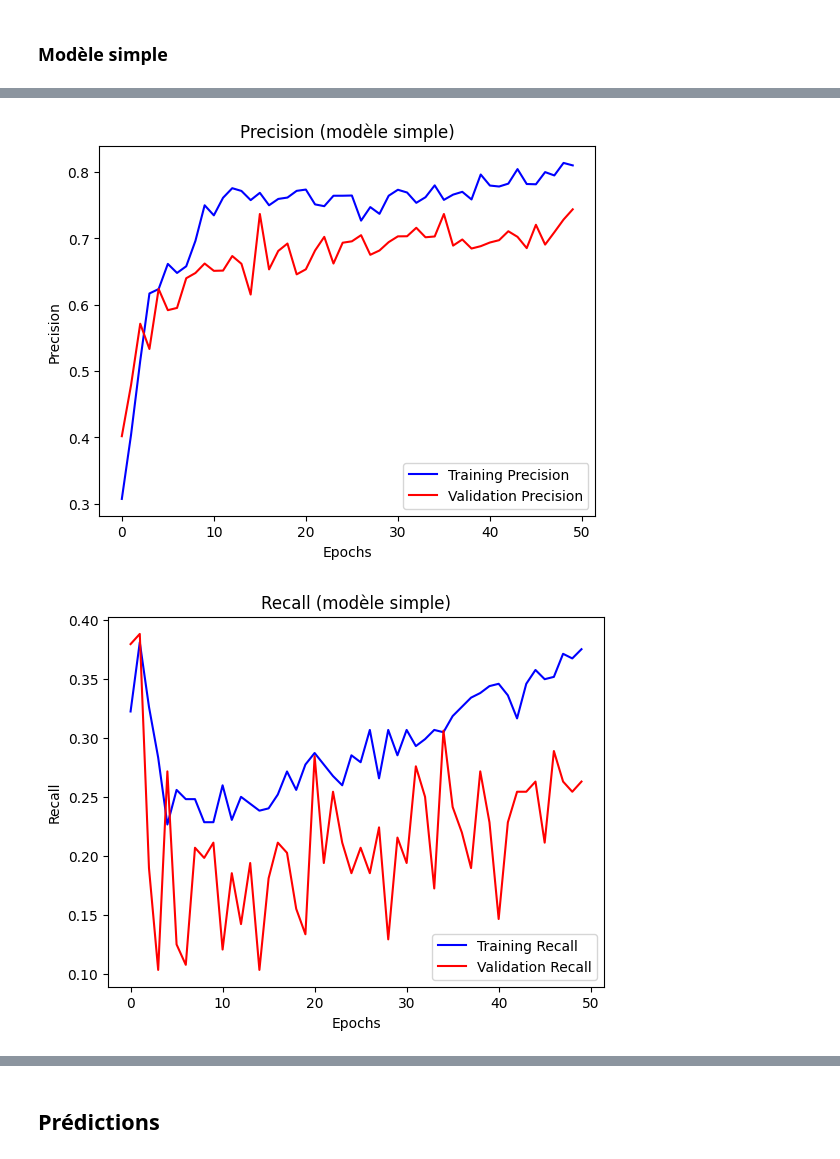
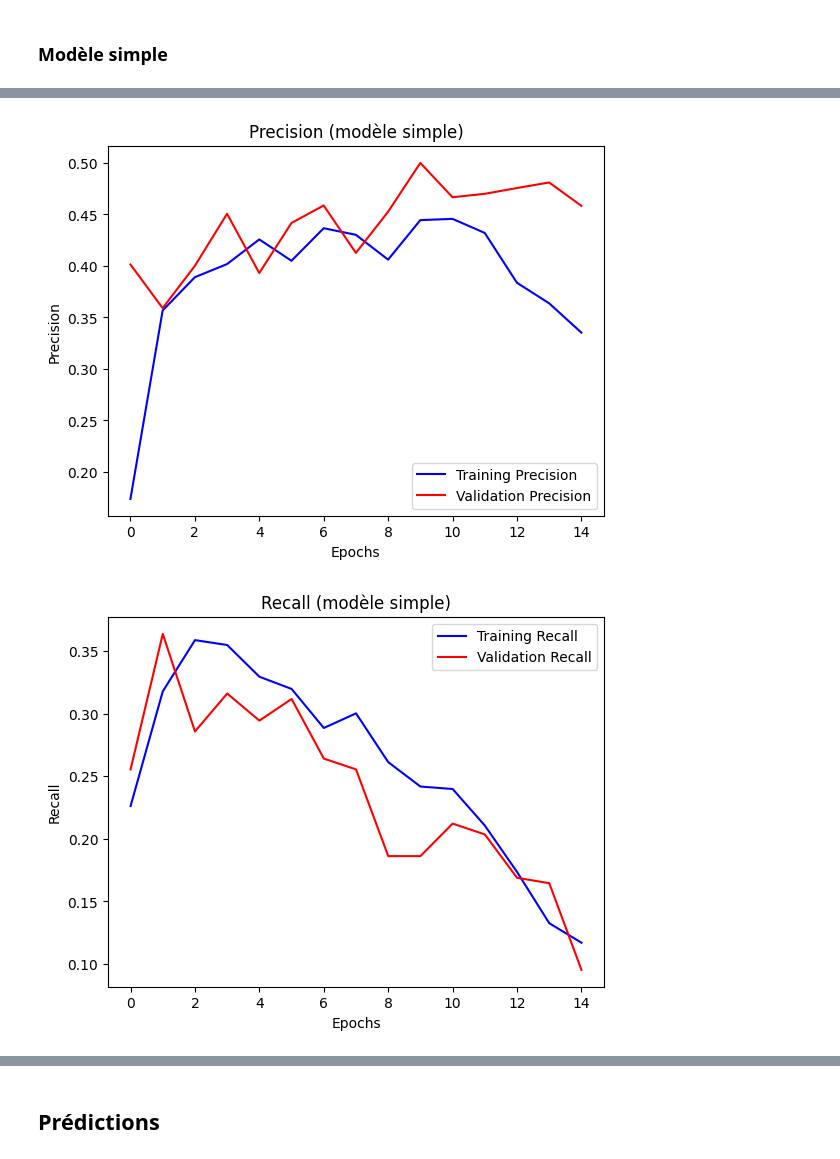
Before and after one commit to PierreSchickele/Projet7_ATT, a Jupyter notebook: 01-AT&T_spam_detector.ipynb, the cells around one changed output, grey strips where cells are left out. Cells and saved outputs as stored; diff of their text form; code cells hidden in the pictures.

```diff
--- a/01-AT&T_spam_detector.ipynb
+++ b/01-AT&T_spam_detector.ipynb
@@ -163,22 +185,39 @@ sms_data.head()
 # %%
-fig, ax = plt.subplots(figsize=(8, 5))
+# Création de la figure avec Plotly
+bins = np.linspace(sms_data['nb_mots'].min(), sms_data['nb_mots'].max(), 80)
+fig = go.Figure()
 
 # Histogramme
 labels = sms_data['label'].unique()
 colors = ['green', 'red']
-bins = np.linspace(sms_data['nb_mots'].min(), sms_data['nb_mots'].max(), 75)
 
 for label, color in zip(labels, colors):
     subset = sms_data[sms_data['label'] == label]
     hist, edges = np.histogram(subset['nb_mots'], bins=bins)
-    ax.bar(edges[:-1], hist, width=np.diff(edges), alpha=0.5, label=label, color=color)
+    fig.add_trace(go.Bar(
+        x=edges[:-1],
+        y=hist,
+        name=label,
+        marker_color=color
+    ))
 
 # Personnalisation du graphique
-ax.set_title('Distribution des longueurs des messages')
-ax.set_xlabel('Nombre de mots')
-ax.set_ylabel('Nombre de messages')
-ax.legend(title='Label')
+fig.update_layout(
+    title={
+        'text': 'Distribution des longueurs des messages',
+        'x': 0.5,
+        'xanchor': 'center'
+    },
+    xaxis_title='Nombre de mots',
+    yaxis_title='Nombre de messages',
+    barmode='group',  # Change pour avoir les barres côte à côte
+    legend_title='Label',
+    width=600,
+    xaxis=dict(
+        dtick=25
+    )
+)
 
-# Affichage
-plt.show()
+# Affichage du graphique
+fig.show()
 # %% [output]
@@ -426,5 +462,5 @@ model_simple.compile(optimizer=opt1,
 # %%
 history_simple = model_simple.fit(train_batch,
-                                epochs=50,
-                                validation_data=val_batch)
+                                  epochs=15,
+                                  validation_data=val_batch)
 # %% [output]
@@ -608,17 +631,17 @@ plt.title('Precision (modèle simple)')
 plt.legend(loc='lower right')
 plt.show()
 # %% [output]
-[figure, old version]
+[figure, new version]
 # %%
 plt.plot(history_simple.history["recall"], color="b", label="Training Recall")
 plt.plot(history_simple.history["val_recall"], color="r", label="Validation Recall")
 plt.ylabel("Recall")
 plt.xlabel("Epochs")
 plt.title('Recall (modèle simple)')
-plt.legend(loc='lower right')
+plt.legend(loc='upper right')
 plt.show()
 # %% [output]
-[figure, old version]
+[figure, new version]
 # %%
 plt.plot(history_simple.history["auc"], color="b", label="Training AUC")
 plt.plot(history_simple.history["val_auc"], color="r", label="Validation AUC")
```
Also changed, not shown: parts of 42 cells of this notebook, 1 other file.
